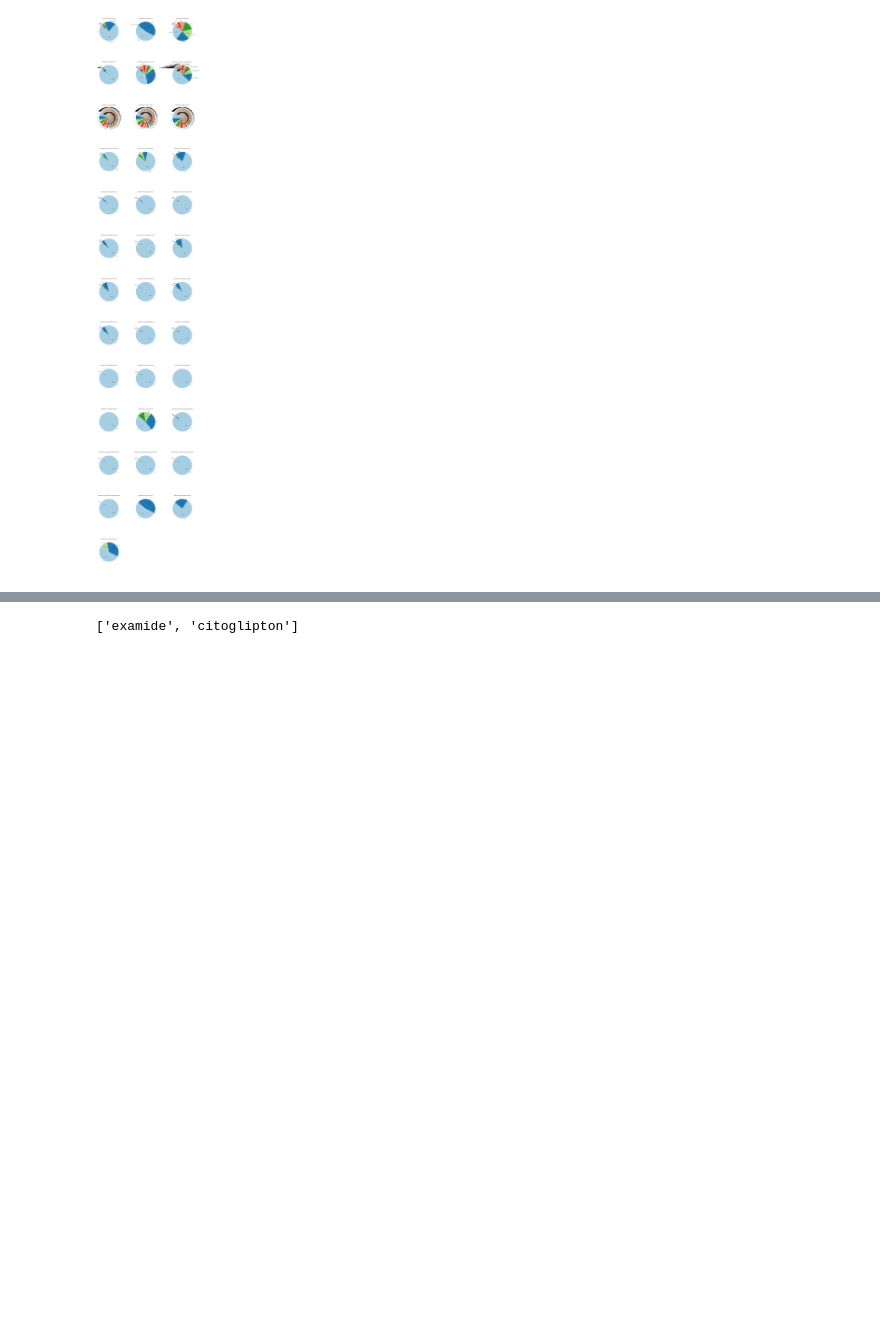
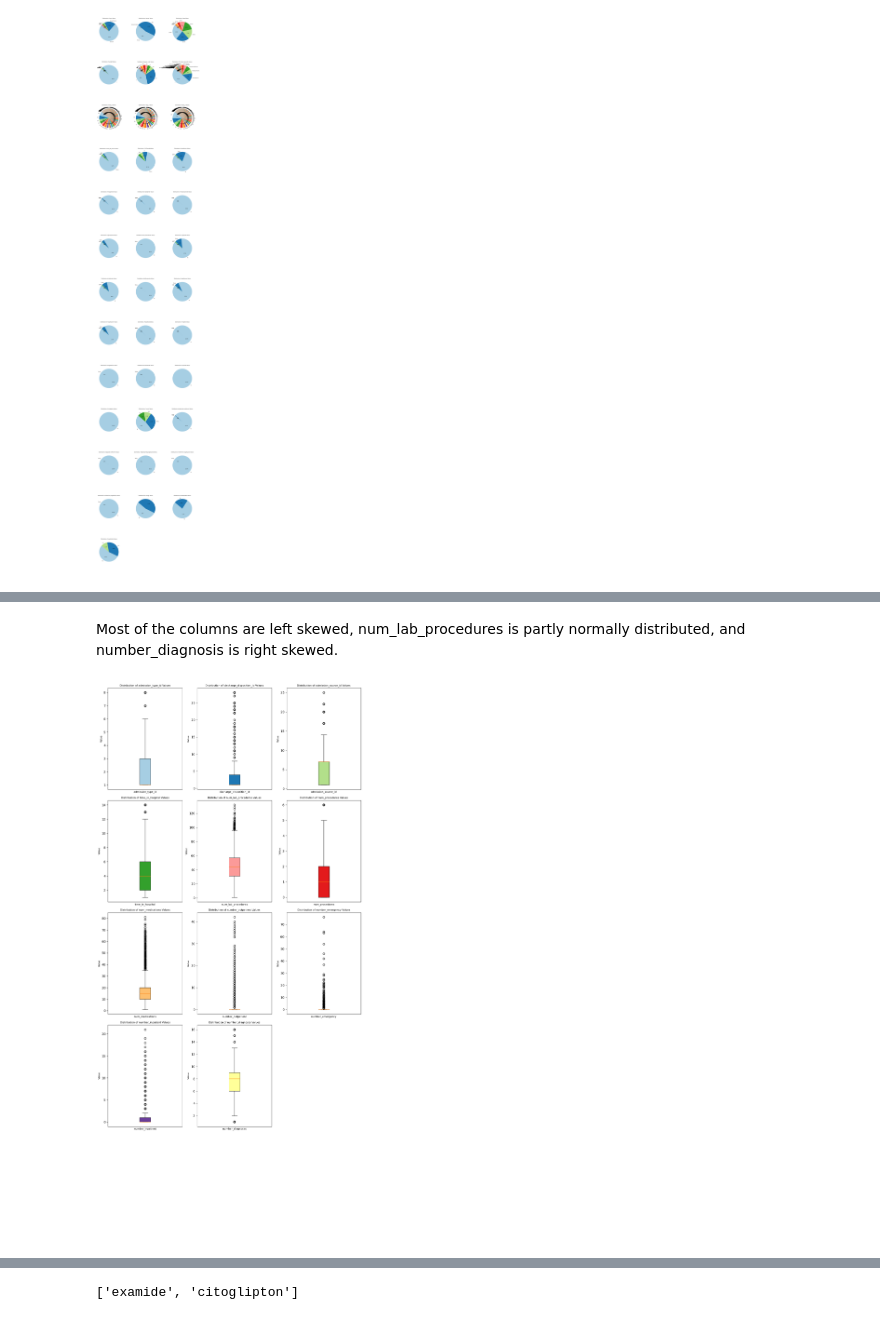
Before and after one commit to Libby-K/diabetic_data, a Jupyter notebook: diabetic_data_eda.ipynb, the cells around one changed output, grey strips where cells are left out. Cells and saved outputs as stored; diff of their text form; code cells hidden in the pictures; blank space fills up the shorter version.

```diff
--- a/diabetic_data_eda.ipynb
+++ b/diabetic_data_eda.ipynb
@@ -140 +137,28 @@ plt.show()
+# %% [markdown]
+Most of the columns are left skewed, num_lab_procedures is partly normally distributed, and number_diagnosis is right skewed.
+# %%
+n_cols = len(int_columns)
+n_rows = -(-n_cols // 3)
+
+fig, axes = plt.subplots(n_rows, 3, figsize=(12, 5 * n_rows))
+
+axes = axes.ravel()
+int_cols_to_show = [col for col in int_columns if col not in ['encounter_id', 'patient_nbr']]
+
+for idx, col in enumerate(int_cols_to_show):
+    column_data = df[col].dropna()
+    axes[idx].boxplot(column_data, patch_artist=True,
+                      boxprops=dict(facecolor=plt.cm.Paired.colors[idx % len(plt.cm.Paired.colors)], color='black'))
+    axes[idx].set_title(f'Distribution of {col} Values', fontsize=8)
+    axes[idx].set_ylabel('Value', fontsize=8)
+    axes[idx].set_xlabel(col, fontsize=8)
+    axes[idx].set_xticks([])
+
+for j in range(idx+1, n_rows*3):
+    axes[j].axis('off')
+
+plt.tight_layout()
+plt.show()
+# %% [output]
+[figure, added]
 # %% [markdown]
```
Also changed, not shown: parts of 12 cells of this notebook, 7 other files.
